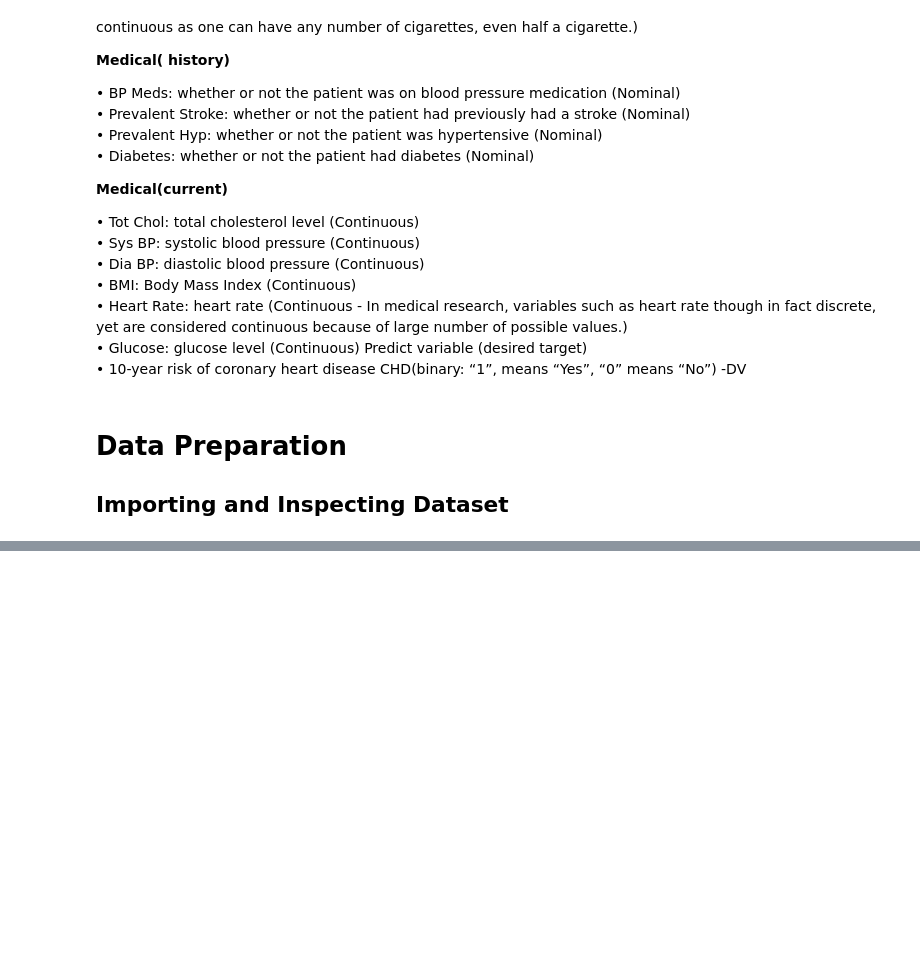
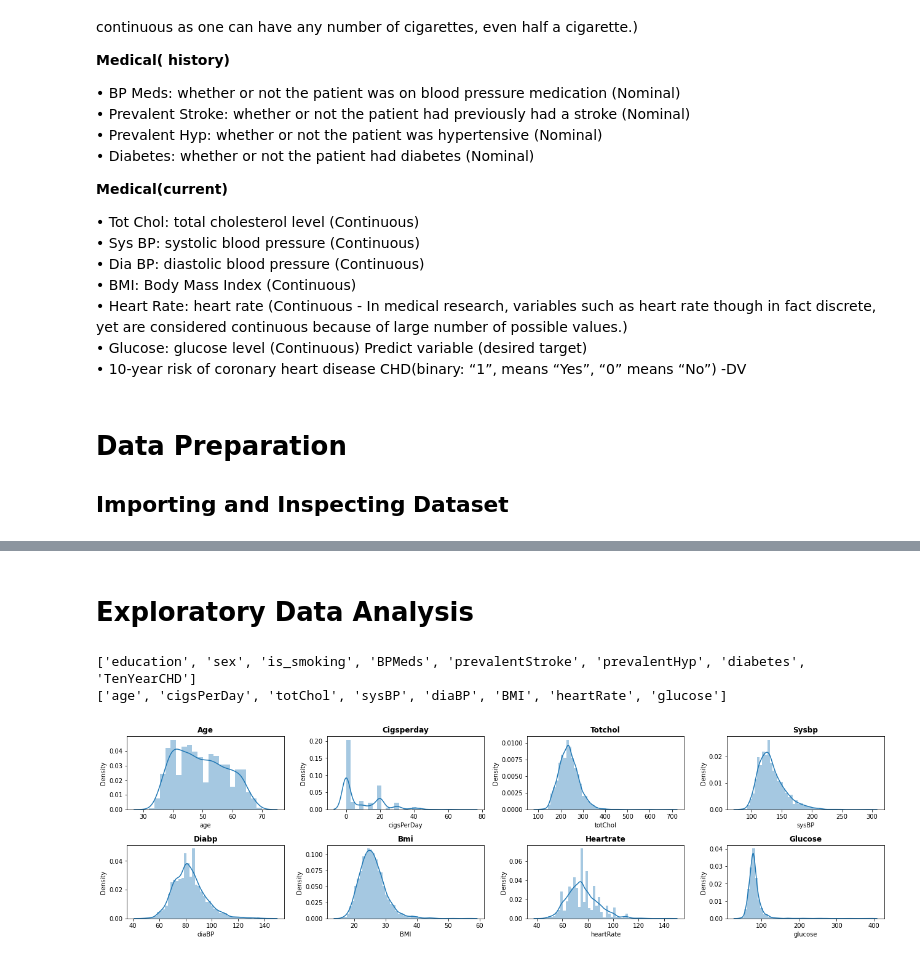
Before and after one commit to nehal35/Cardiovascular_Risk_Prediction_Capstone_Project, a Jupyter notebook: Cardiovascular_Risk_Prediction_Capstone_Project.ipynb, the cells around one changed output, grey strips where cells are left out. Cells and saved outputs as stored; diff of their text form; code cells hidden in the pictures; blank space fills up the shorter version.

```diff
--- a/Cardiovascular_Risk_Prediction_Capstone_Project.ipynb
+++ b/Cardiovascular_Risk_Prediction_Capstone_Project.ipynb
@@ -37,0 +62,2 @@ Predict variable (desired target)\
+# %%
+data=pd.read_csv('/content/drive/MyDrive/Cardiovascular_Risk_Prediction_Capstone_Project/Copy of data_cardiovascular_risk.csv')
@@ -37,0 +86,3 @@ Predict variable (desired target)\
+# %%
+# dropping the id column
+data.drop(columns=['id'],inplace=True)
@@ -37,0 +169,4 @@ Predict variable (desired target)\
+# %%
+# Replacing null values with median
+for col in ['glucose','education','BPMeds','totChol','cigsPerDay','BMI','heartRate']:
+  data[col] = data[col].fillna(data[col].median())
@@ -37,0 +193,21 @@ Predict variable (desired target)\
+# %% [markdown]
+# **Exploratory Data Analysis**
+# %%
+# Lets check the discrete and continuous features
+categorical_features=[i for i in data.columns if data[i].nunique()<=4]
+numeric_features=[i for i in data.columns if i not in categorical_features]
+print(categorical_features)
+print(numeric_features)
+# %% [output]
+['education', 'sex', 'is_smoking', 'BPMeds', 'prevalentStroke', 'prevalentHyp', 'diabetes', 'TenYearCHD']
+['age', 'cigsPerDay', 'totChol', 'sysBP', 'diaBP', 'BMI', 'heartRate', 'glucose']
+# %%
+# visualizing the distributions
+plt.figure(figsize=(18,12))
+for n,column in enumerate(numeric_features):
+   plt.subplot(5,4,n+1)
+   sns.distplot(data[column])
+   plt.title(f'{column.title()}',weight='bold')
+   plt.tight_layout()
+# %% [output]
+[figure, added]
```
Also changed, not shown: parts of 30 cells of this notebook.
